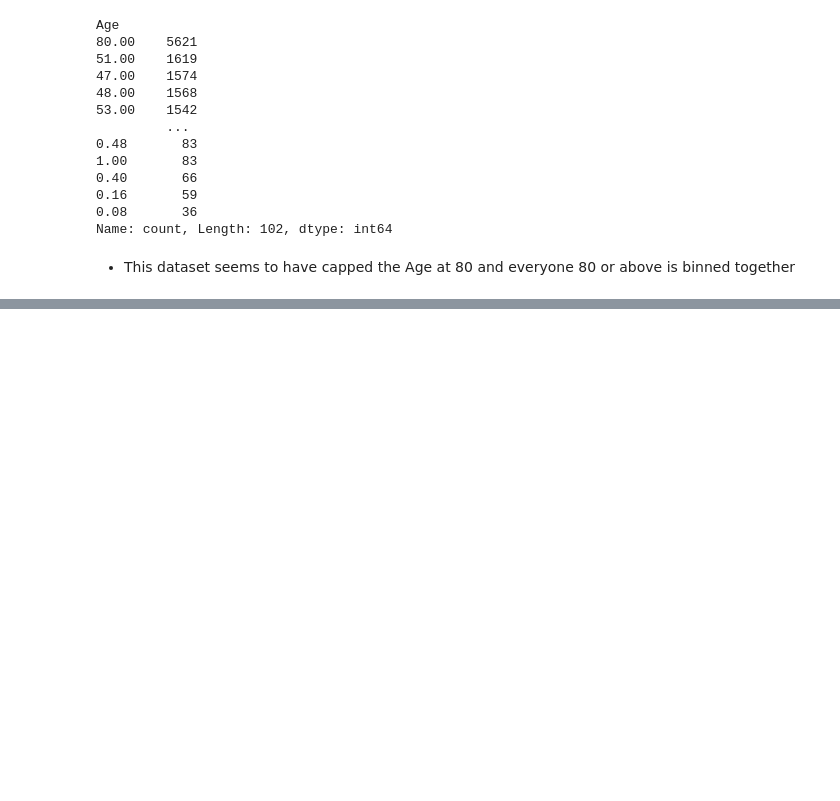
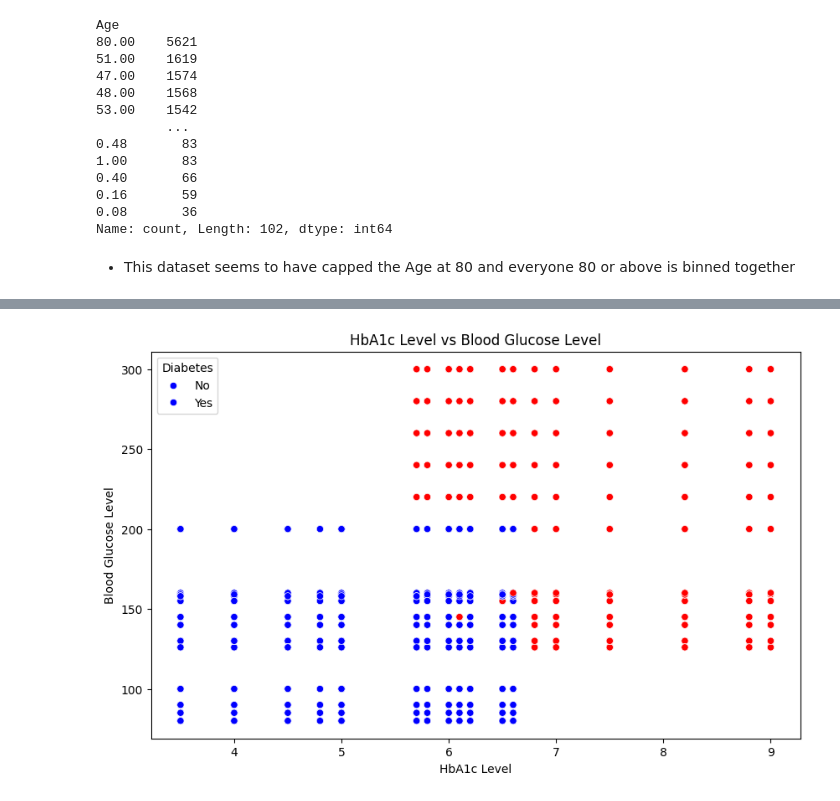
Before and after one commit to piiop/group-project-2, a Jupyter notebook: analysis.ipynb, the cells around one changed output, grey strips where cells are left out. Cells and saved outputs as stored; diff of their text form; code cells hidden in the pictures; blank space fills up the shorter version.

```diff
--- a/analysis.ipynb
+++ b/analysis.ipynb
@@ -339,0 +459,12 @@ create new columns:
+# %%
+# Plot HbA1c Level vs Blood Glucose
+
+plt.figure(figsize=(10, 6))
+sns.scatterplot(data=df, x='HbA1c Level', y='Blood Glucose Level', hue='Diabetes', palette={0: 'blue', 1: 'red'})
+plt.title('HbA1c Level vs Blood Glucose Level')
+plt.xlabel('HbA1c Level')
+plt.ylabel('Blood Glucose Level')
+plt.legend(title='Diabetes', labels=['No', 'Yes'])
+plt.show()
+# %% [output]
+[figure, added]
```
Also changed, not shown: parts of 48 cells of this notebook, 2 other files.
